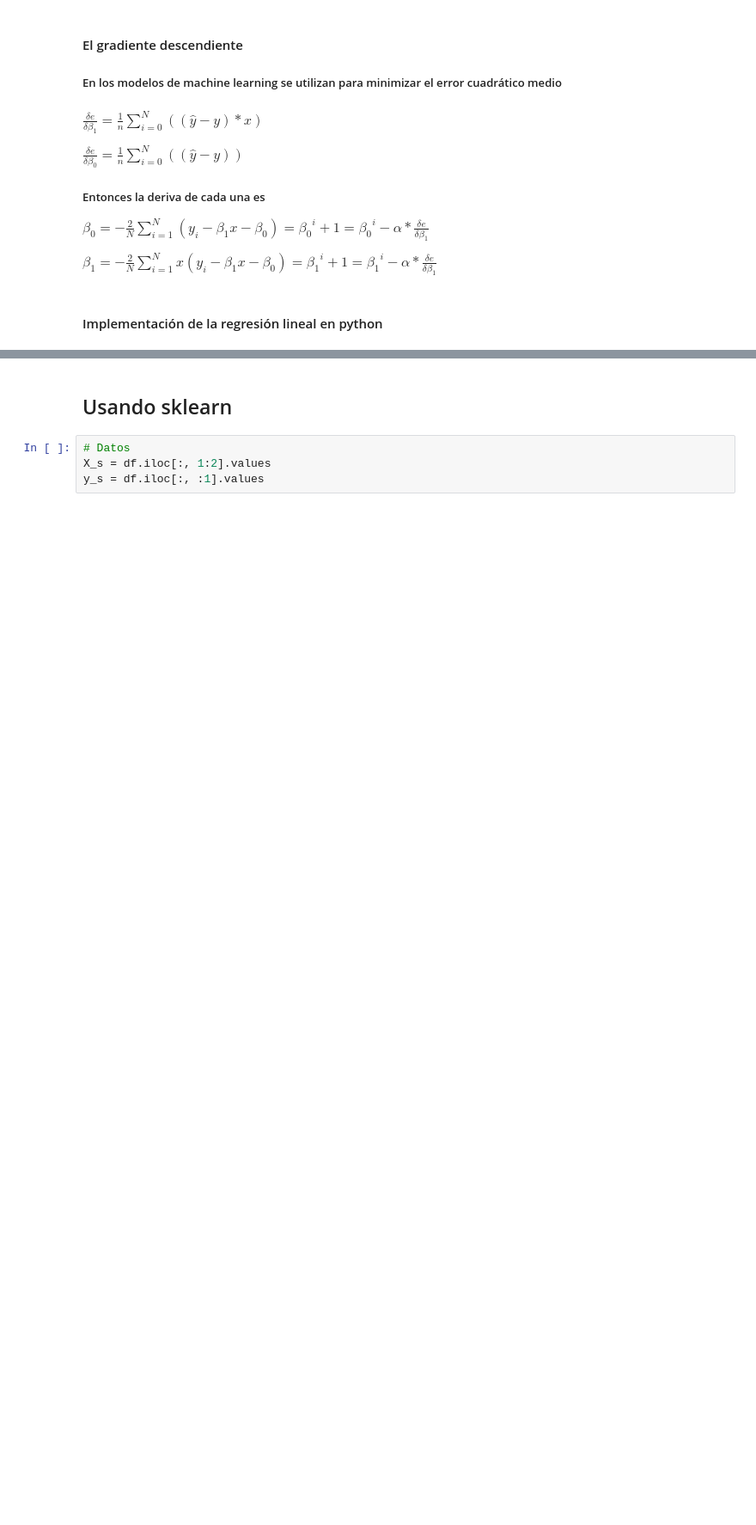
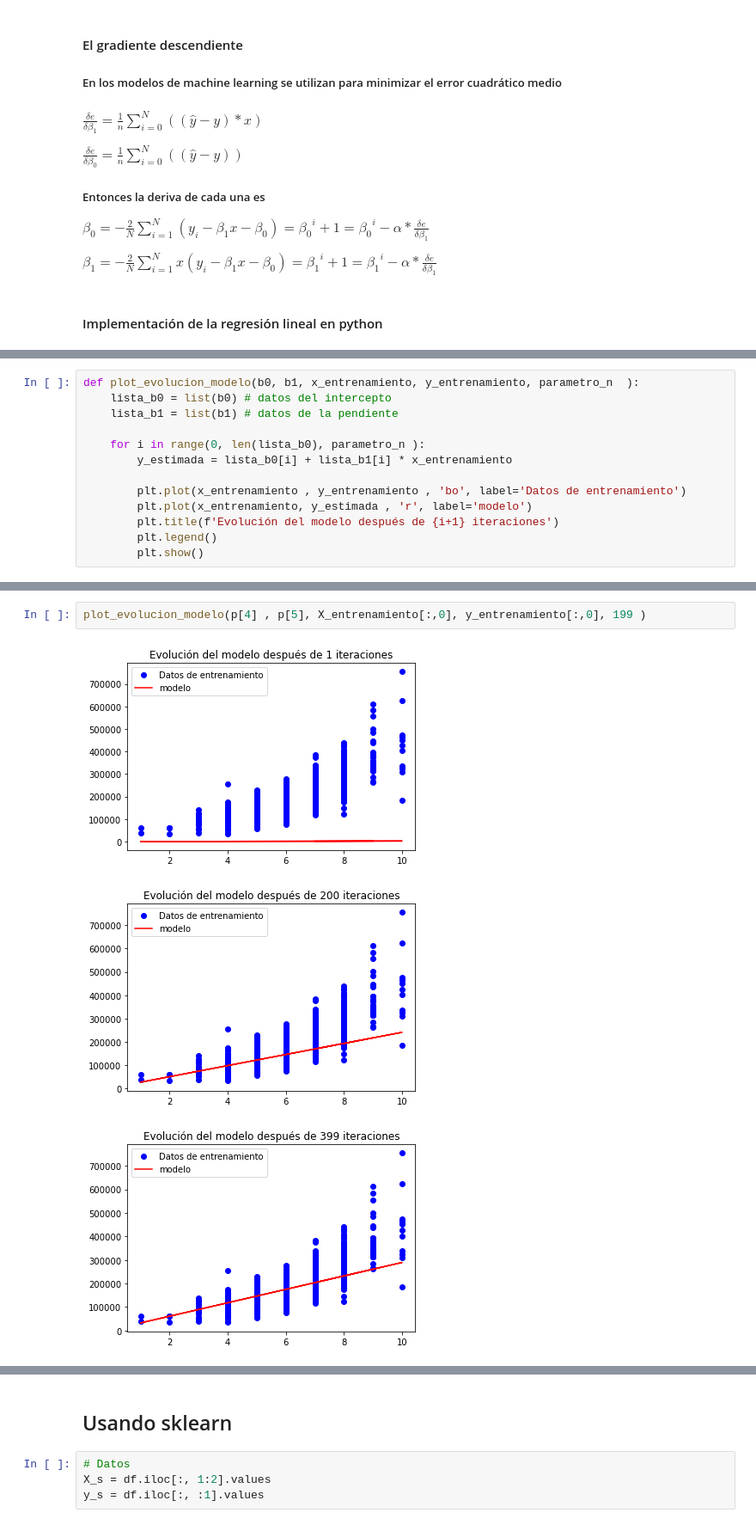
Before and after one commit to luispocon/proyecto1_regresion_lineal_programacion, a Jupyter notebook: Proyecto_1.ipynb, the cells around one changed output, grey strips where cells are left out. Shown at 86% size. Cells and saved outputs as stored; diff of their text form; blank space fills up the shorter version.

```diff
--- a/Proyecto_1.ipynb
+++ b/Proyecto_1.ipynb
@@ -253,0 +270,13 @@ def pasos(epocas_, learning_rate,iteracion_epocas , x ,y  ):
+# %%
+def plot_evolucion_modelo(b0, b1, x_entrenamiento, y_entrenamiento, parametro_n  ):
+    lista_b0 = list(b0) # datos del intercepto
+    lista_b1 = list(b1) # datos de la pendiente
+
+    for i in range(0, len(lista_b0), parametro_n ):
+        y_estimada = lista_b0[i] + lista_b1[i] * x_entrenamiento
+
+        plt.plot(x_entrenamiento , y_entrenamiento , 'bo', label='Datos de entrenamiento')
+        plt.plot(x_entrenamiento, y_estimada , 'r', label='modelo')
+        plt.title(f'Evolución del modelo después de {i+1} iteraciones')
+        plt.legend()
+        plt.show()
@@ -277,0 +297,6 @@ p = pasos(100,0.001,20,  X_entrenamiento[:,0], y_entrenamiento[:,0] )
+# %%
+plot_evolucion_modelo(p[4] , p[5], X_entrenamiento[:,0], y_entrenamiento[:,0], 199 )
+# %% [output]
+[figure, added]
+[figure, added]
+[figure, added]
```
Also changed, not shown: parts of 21 cells of this notebook.
